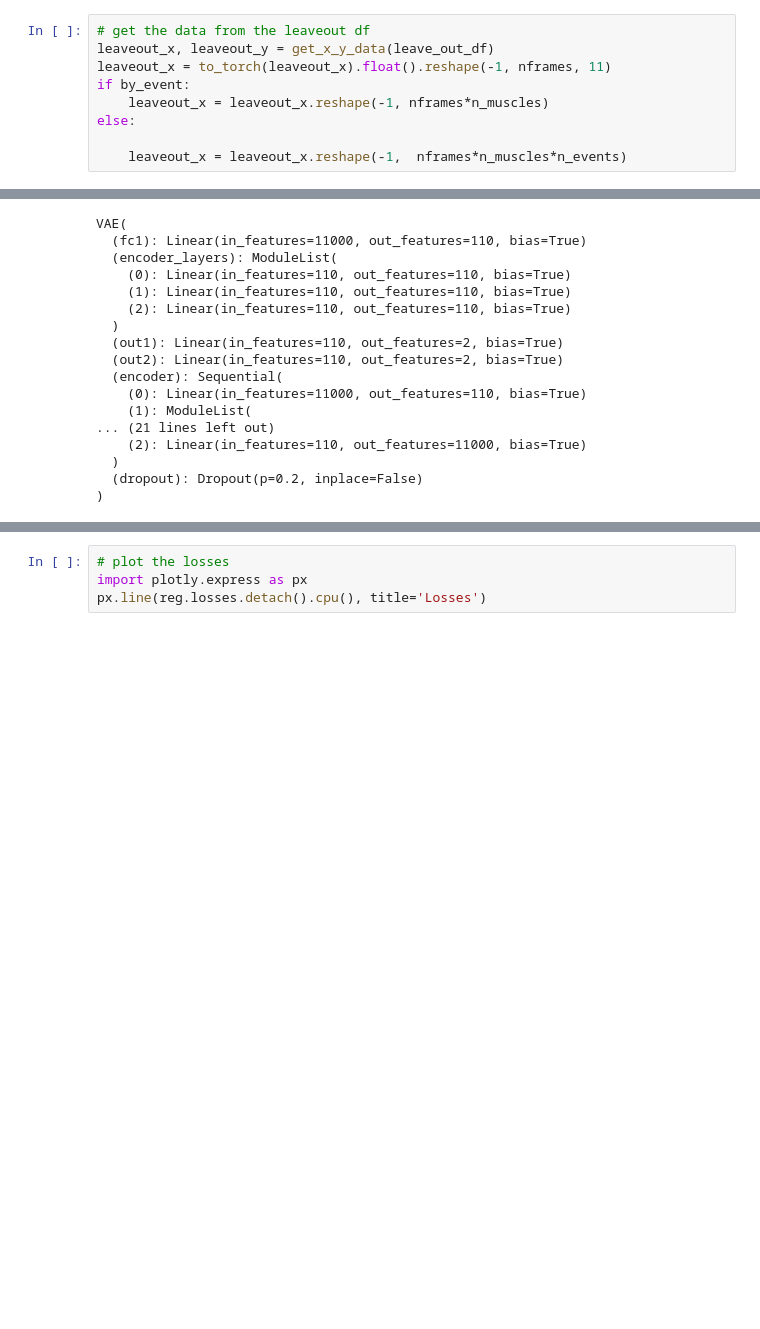
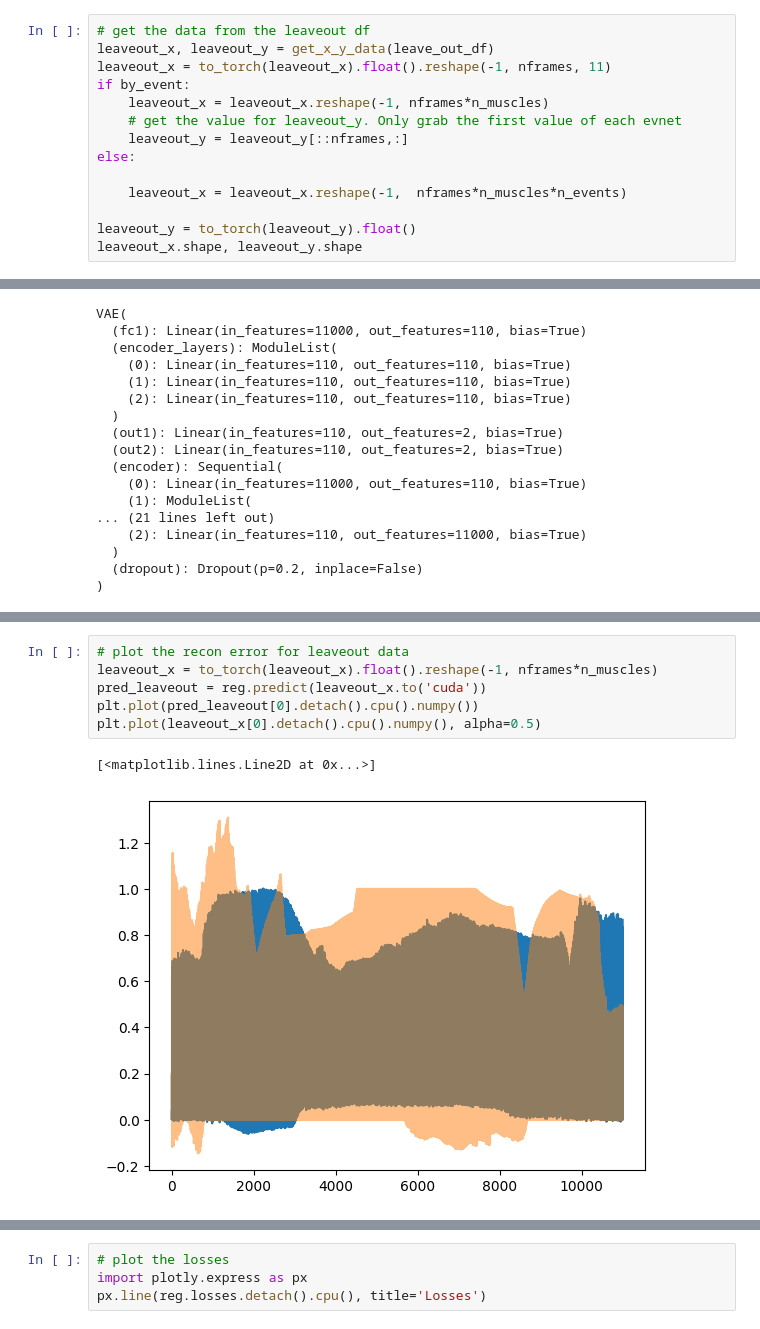
Before and after one commit to ericfonseca95/kmk, a Jupyter notebook: TAMTAM_AI_missing_data_test.ipynb, the cells around one changed output, grey strips where cells are left out. Drawn from its saved outputs; the diff is of its cells as text; blank space fills up the shorter version.

```diff
--- a/TAMTAM_AI_missing_data_test.ipynb
+++ b/TAMTAM_AI_missing_data_test.ipynb
@@ -162,6 +154,11 @@ leaveout_x, leaveout_y = get_x_y_data(leave_out_df)
 leaveout_x = to_torch(leaveout_x).float().reshape(-1, nframes, 11)
 if by_event:
     leaveout_x = leaveout_x.reshape(-1, nframes*n_muscles)
+    # get the value for leaveout_y. Only grab the first value of each evnet
+    leaveout_y = leaveout_y[::nframes,:]
 else:
 
     leaveout_x = leaveout_x.reshape(-1,  nframes*n_muscles*n_events)
+
+leaveout_y = to_torch(leaveout_y).float()
+leaveout_x.shape, leaveout_y.shape
@@ -355 +335,10 @@ plt.plot(X[0].detach().cpu().numpy(), alpha=0.5)
+# %%
+# plot the recon error for leaveout data
+leaveout_x = to_torch(leaveout_x).float().reshape(-1, nframes*n_muscles)
+pred_leaveout = reg.predict(leaveout_x.to('cuda'))
+plt.plot(pred_leaveout[0].detach().cpu().numpy())
+plt.plot(leaveout_x[0].detach().cpu().numpy(), alpha=0.5)
+# %% [output]
+[<matplotlib.lines.Line2D at 0x...>]
+[figure, added]
 # %%
```
Also changed, not shown: parts of 21 cells of this notebook, 2 other files.
